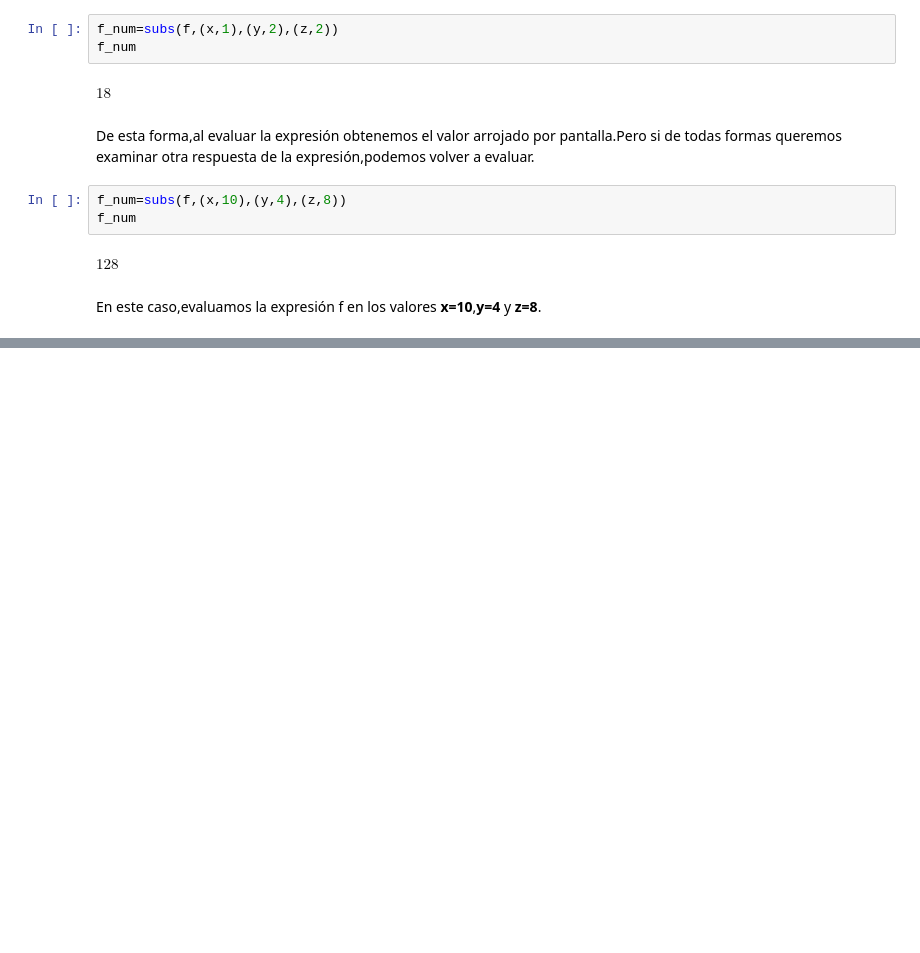
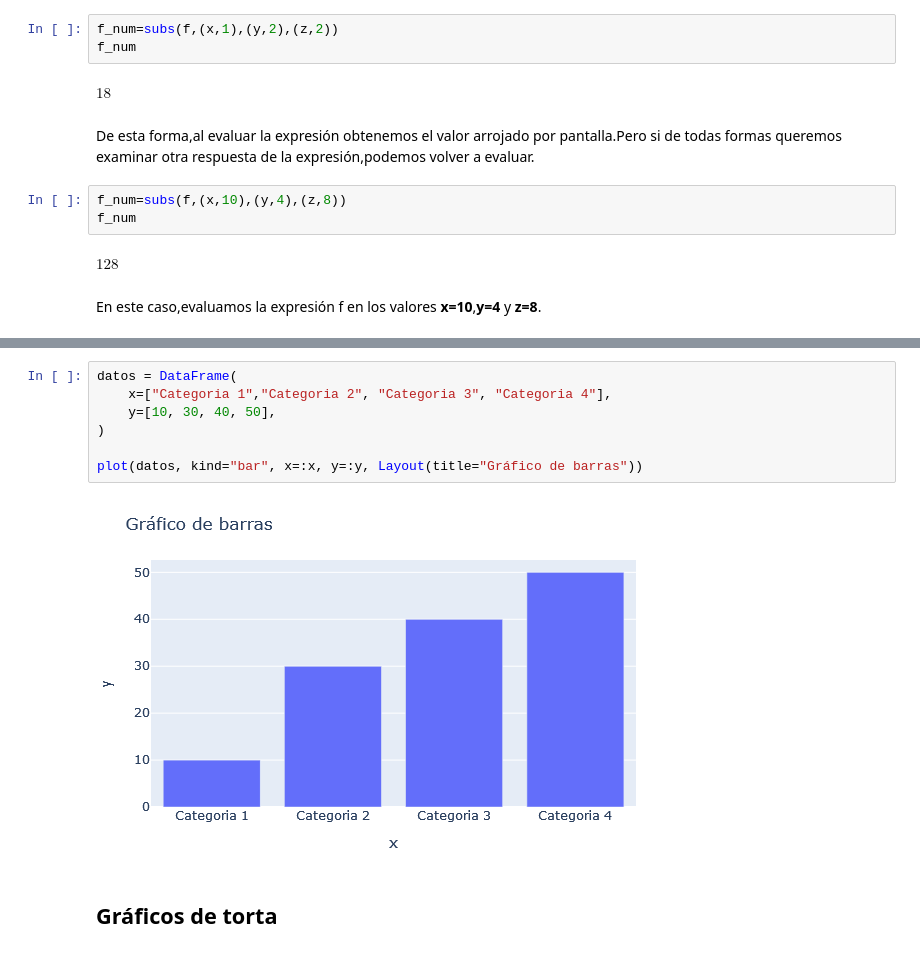
Before and after one commit to jfvenegasg/curso_julia, a Jupyter notebook: Curso Introductoria Julia para DS.ipynb, the cells around one changed output, grey strips where cells are left out. Saved outputs shown, nothing was run; the diff lists cells and outputs as text; blank space fills up the shorter version.

```diff
--- a/Curso Introductoria Julia para DS.ipynb
+++ b/Curso Introductoria Julia para DS.ipynb
@@ -495,0 +566,11 @@ En este caso,evaluamos la expresión f en los valores **x=10**,**y=4** y **z=8**
+# %%
+datos = DataFrame(
+    x=["Categoria 1","Categoria 2", "Categoria 3", "Categoria 4"],
+    y=[10, 30, 40, 50],
+)
+
+plot(datos, kind="bar", x=:x, y=:y, Layout(title="Gráfico de barras"))
+# %% [output]
+[figure, added]
+# %% [markdown]
+## Gráficos de torta
```
Also changed, not shown: parts of 15 cells of this notebook, 1 other file.
